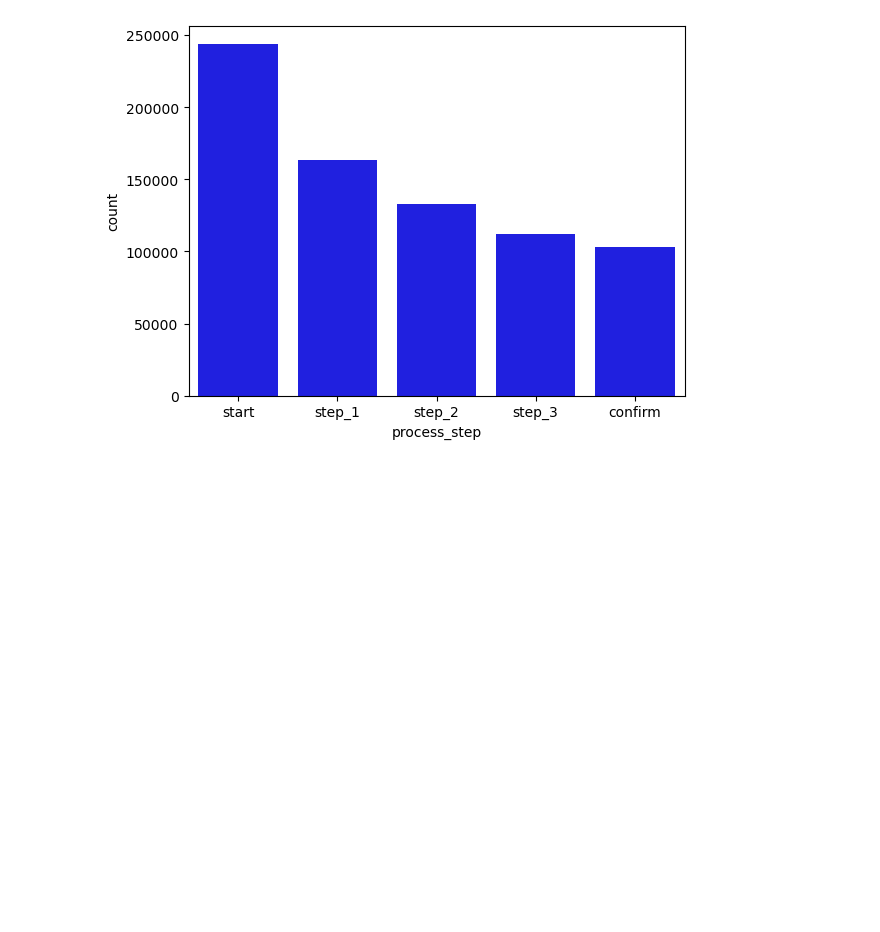
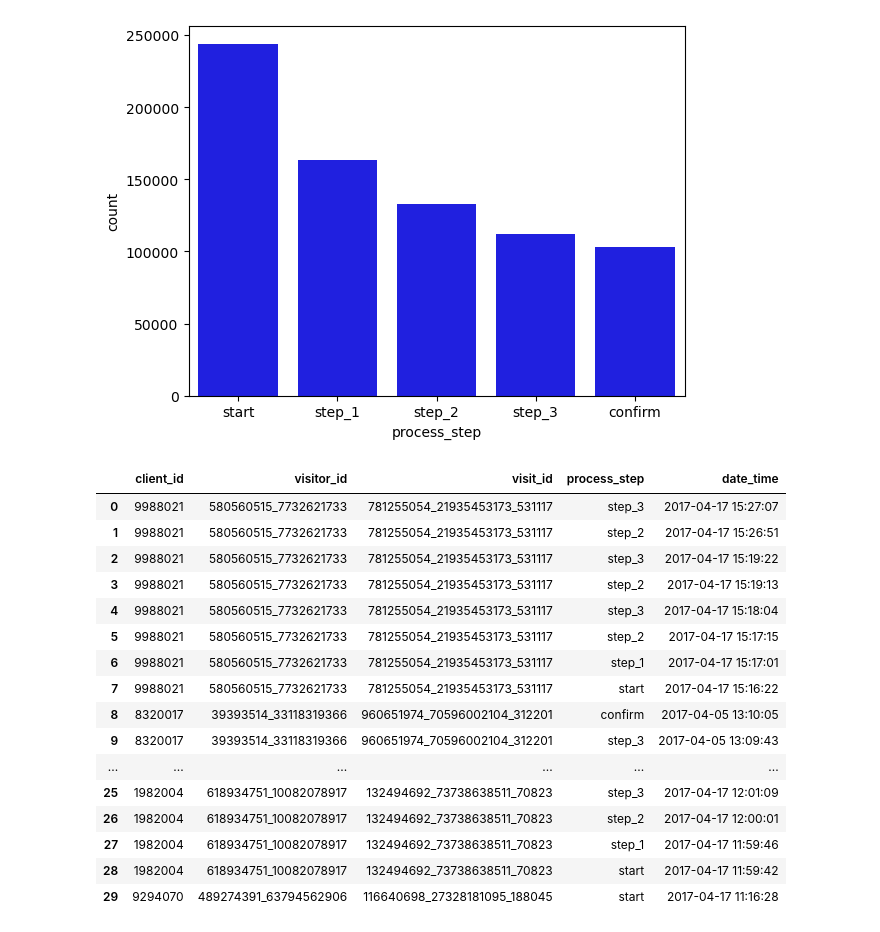
Before and after one commit to Osanchezr/Vanguard-AB-test, a Jupyter notebook: main_oscar.ipynb, the cells around one changed output. Saved outputs shown, nothing was run; the diff lists cells and outputs as text; code cells hidden in the pictures; blank space fills up the shorter version.

```diff
--- a/main_oscar.ipynb
+++ b/main_oscar.ipynb
@@ -289,0 +347,20 @@ plt.show()
+# %%
+merged_df.head(30)
+# %% [output]
+|  | client_id | visitor_id | visit_id | process_step | date_time |
+| 0 | 9988021 | 580560515_7732621733 | 781255054_21935453173_531117 | step_3 | 2017-04-17 15:27:07 |
+| 1 | 9988021 | 580560515_7732621733 | 781255054_21935453173_531117 | step_2 | 2017-04-17 15:26:51 |
+| 2 | 9988021 | 580560515_7732621733 | 781255054_21935453173_531117 | step_3 | 2017-04-17 15:19:22 |
+| 3 | 9988021 | 580560515_7732621733 | 781255054_21935453173_531117 | step_2 | 2017-04-17 15:19:13 |
+| 4 | 9988021 | 580560515_7732621733 | 781255054_21935453173_531117 | step_3 | 2017-04-17 15:18:04 |
+| 5 | 9988021 | 580560515_7732621733 | 781255054_21935453173_531117 | step_2 | 2017-04-17 15:17:15 |
+| 6 | 9988021 | 580560515_7732621733 | 781255054_21935453173_531117 | step_1 | 2017-04-17 15:17:01 |
+| 7 | 9988021 | 580560515_7732621733 | 781255054_21935453173_531117 | start | 2017-04-17 15:16:22 |
+| 8 | 8320017 | 39393514_33118319366 | 960651974_70596002104_312201 | confirm | 2017-04-05 13:10:05 |
+| 9 | 8320017 | 39393514_33118319366 | 960651974_70596002104_312201 | step_3 | 2017-04-05 13:09:43 |
+| ... | ... | ... | ... | ... | ... |
+| 25 | 1982004 | 618934751_10082078917 | 132494692_73738638511_70823 | step_3 | 2017-04-17 12:01:09 |
+| 26 | 1982004 | 618934751_10082078917 | 132494692_73738638511_70823 | step_2 | 2017-04-17 12:00:01 |
+| 27 | 1982004 | 618934751_10082078917 | 132494692_73738638511_70823 | step_1 | 2017-04-17 11:59:46 |
+| 28 | 1982004 | 618934751_10082078917 | 132494692_73738638511_70823 | start | 2017-04-17 11:59:42 |
+| 29 | 9294070 | 489274391_63794562906 | 116640698_27328181095_188045 | start | 2017-04-17 11:16:28 |
```
Also changed, not shown: parts of 17 cells of this notebook, 3 other files.
